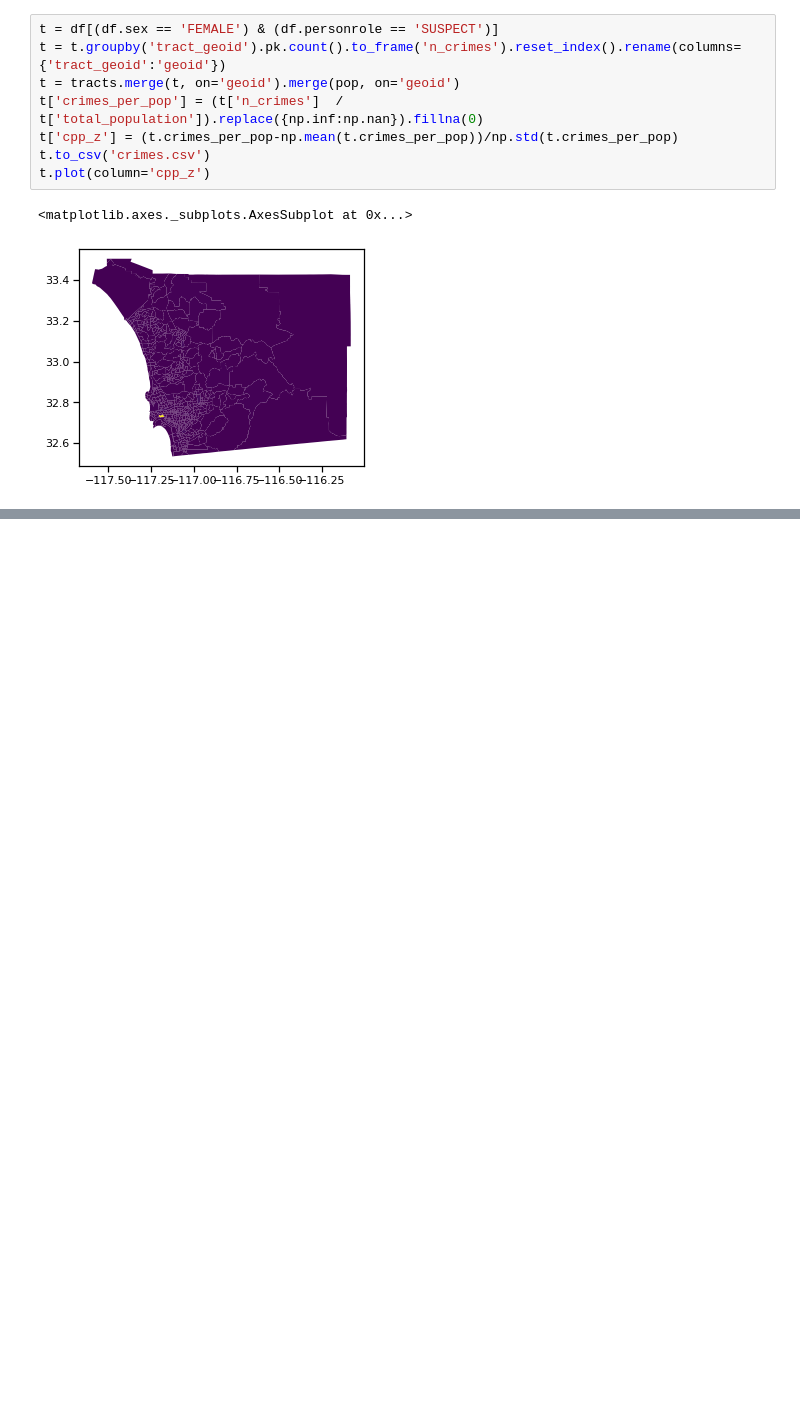
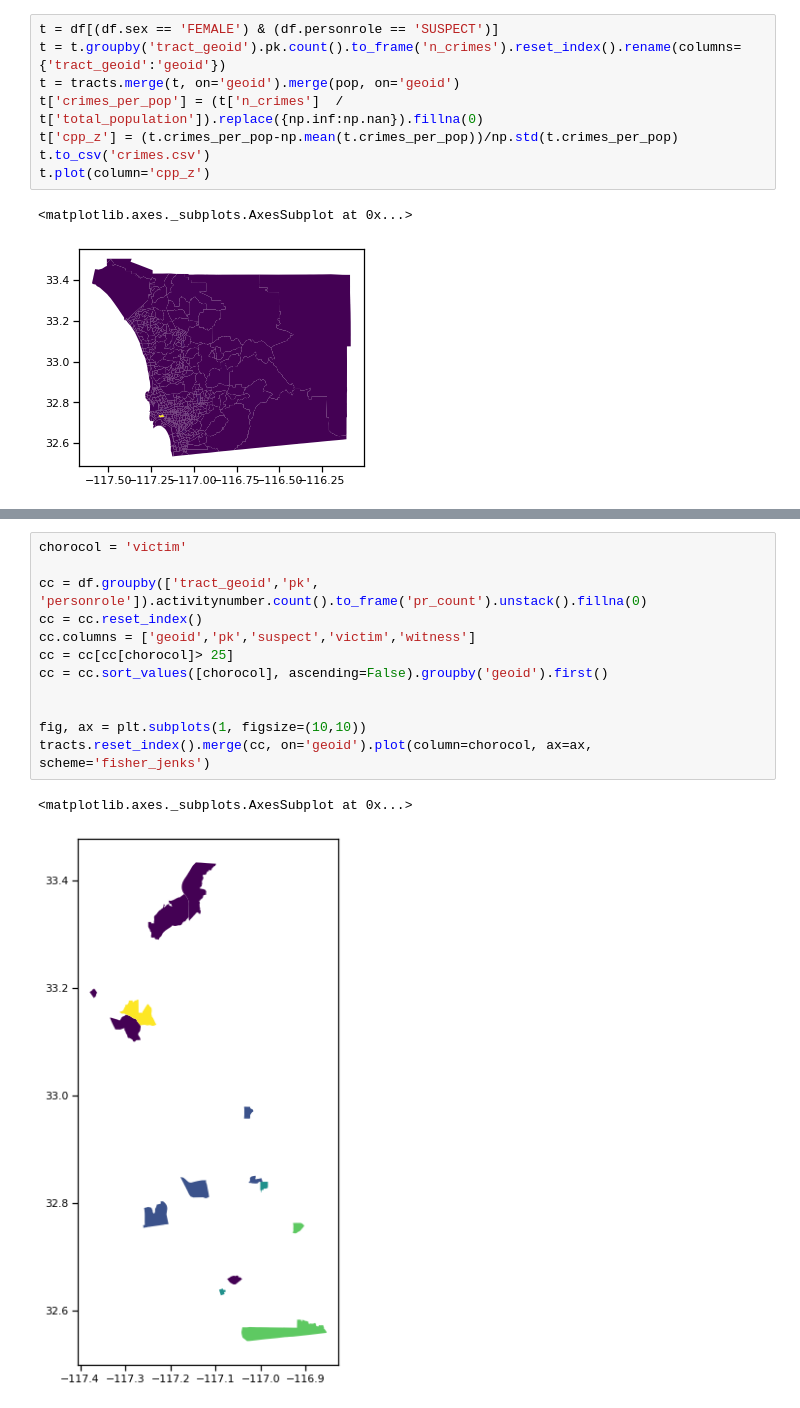
Before and after one commit to metatab-packages/sandiegodata.org-crime_victims, a Jupyter notebook: notebooks/Explore.ipynb, the cells around one changed output, grey strips where cells are left out. Cells and saved outputs as stored; diff of their text form; blank space fills up the shorter version.

```diff
--- a/notebooks/Explore.ipynb
+++ b/notebooks/Explore.ipynb
@@ -124,0 +324,15 @@ df[(df.sex == 'MALE') & (df.personrole == 'VICTIM')].chargedescription.value_cou
+# %%
+chorocol = 'victim'
+
+cc = df.groupby(['tract_geoid','pk', 'personrole']).activitynumber.count().to_frame('pr_count').unstack().fillna(0)
+cc = cc.reset_index()
+cc.columns = ['geoid','pk','suspect','victim','witness']
+cc = cc[cc[chorocol]> 25]
+cc = cc.sort_values([chorocol], ascending=False).groupby('geoid').first()
+
+
+fig, ax = plt.subplots(1, figsize=(10,10))
+tracts.reset_index().merge(cc, on='geoid').plot(column=chorocol, ax=ax, scheme='fisher_jenks')
+# %% [output]
+<matplotlib.axes._subplots.AxesSubplot at 0x...>
+[figure, added]
```
Also changed, not shown: parts of 19 cells of this notebook, 1 other file.
